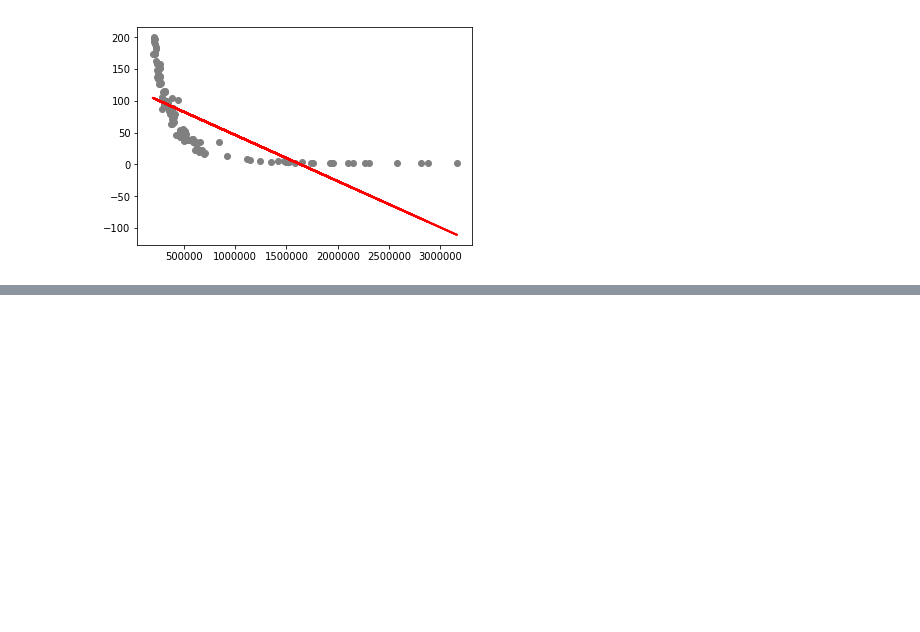
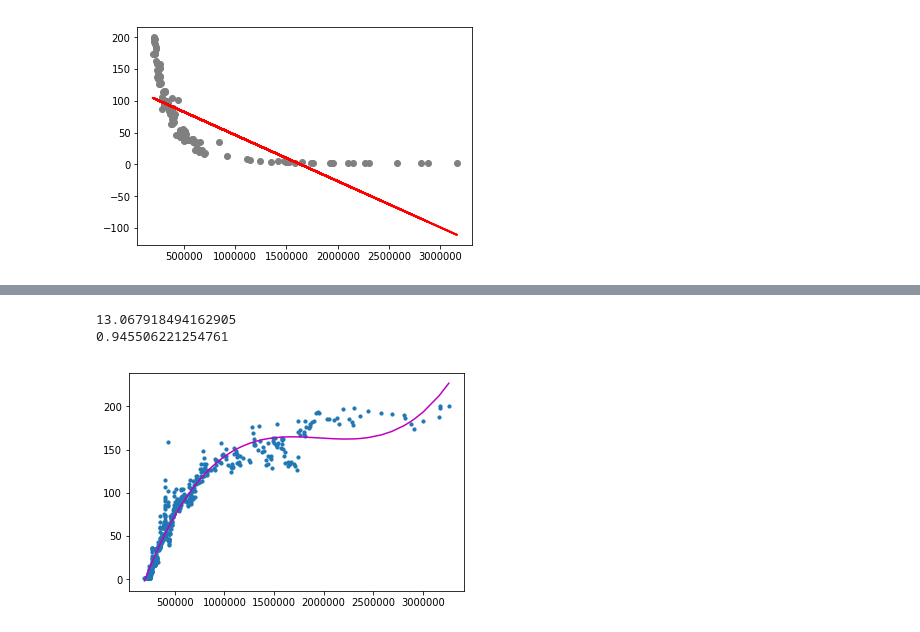
Before and after one commit to suneric98/Crescendo, a Jupyter notebook: data/exploration-linear_regression2.ipynb, the cells around one changed output, grey strips where cells are left out. Drawn from its saved outputs; the diff is of its cells as text; code cells hidden in the pictures; blank space fills up the shorter version.

Commit message:
polynomial regression update

```diff
--- a/data/exploration-linear_regression2.ipynb
+++ b/data/exploration-linear_regression2.ipynb
@@ -234,0 +254,38 @@ plt.show()
+# %%
+# change in rank as y, polynomial (rank increasing or decreasing faster)
+
+import operator
+
+import numpy as np
+import matplotlib.pyplot as plt
+
+from sklearn.linear_model import LinearRegression
+from sklearn.metrics import mean_squared_error, r2_score
+from sklearn.preprocessing import PolynomialFeatures
+
+
+
+polynomial_features= PolynomialFeatures(degree=3)
+x_poly = polynomial_features.fit_transform(X)
+
+model = LinearRegression()
+model.fit(x_poly, y)
+y_poly_pred = model.predict(x_poly)
+
+rmse = np.sqrt(mean_squared_error(y,y_poly_pred))
+r2 = r2_score(y,y_poly_pred)
+print(rmse)
+print(r2)
+# %% [output]
+13.067918494162905
+0.945506221254761
+# %%
+plt.scatter(X, y, s=10)
+# sort the values of x before line plot
+sort_axis = operator.itemgetter(0)
+sorted_zip = sorted(zip(X,y_poly_pred), key=sort_axis)
+X, y_poly_pred = zip(*sorted_zip)
+plt.plot(X, y_poly_pred, color='m')
+plt.show()
+# %% [output]
+[figure, added]
```
Also changed, not shown: parts of 7 cells of this notebook, 1 other file.
